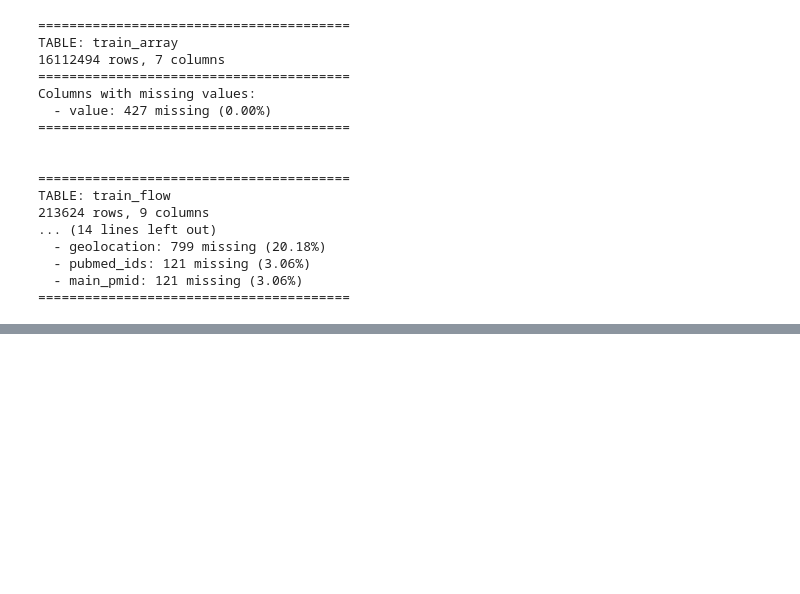
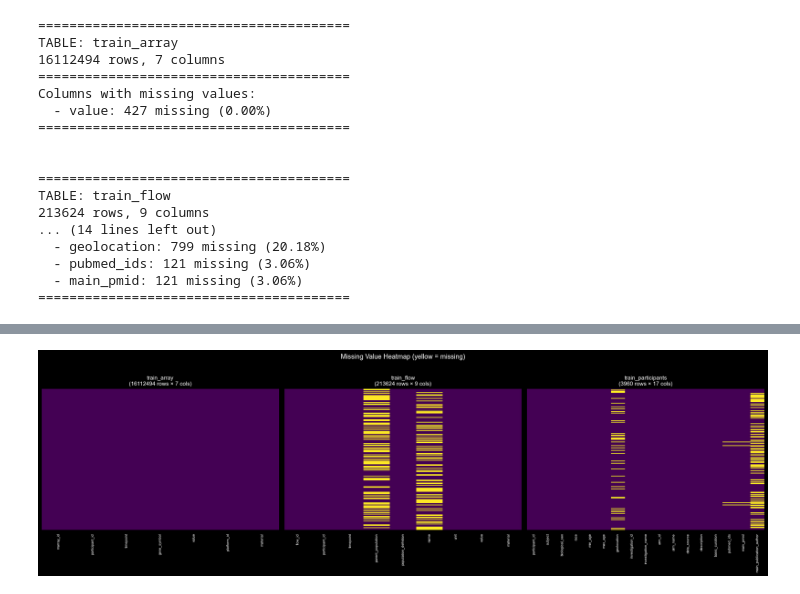
Before and after one commit to DirtyChay/cmi-flu-prediction-challenge, a Jupyter notebook: EDA.ipynb, the cells around one changed output, grey strips where cells are left out. Drawn from its saved outputs; the diff is of its cells as text; code cells hidden in the pictures; blank space fills up the shorter version.

```diff
--- a/EDA.ipynb
+++ b/EDA.ipynb
@@ -175,0 +128,15 @@ min_age  3960.0  47.443182  21.420749  18.0  26.0  46.0  67.0  92.0
+# %%
+# ============================================================
+# SECTION 3: Numeric Column Summary Statistics
+# ============================================================
+# For every numeric column, this gives us count, mean, std,
+# min, 25th/50th/75th percentile, and max — a quick sanity
+# check for outliers and scale differences
+
+for name, df in tables.items():
+    numeric_cols = df.select_dtypes(include='number')
+    if not numeric_cols.empty:
+        print(f"\n{'='*50}")
+        print(f"TABLE: {name} — Numeric Summary")
+        print(f"{'='*50}")
+        display(numeric_cols.describe().T)
@@ -175,0 +207,28 @@ min_age  3960.0  47.443182  21.420749  18.0  26.0  46.0  67.0  92.0
+# %%
+# ============================================================
+# SECTION 5: Missing Value Heatmap
+# ============================================================
+# A visual representation of WHERE missing values occur.
+# White = missing, colored = present. Helps spot patterns —
+# e.g., are certain columns always missing together?
+
+fig, axes = plt.subplots(1, len(tables), figsize=(20, 6))
+
+for ax, (name, df) in zip(axes, tables.items()):
+    # Sample rows if table is large, to keep the plot readable
+    sample = df.sample(min(200, len(df)), random_state=42) if len(df) > 200 else df
+    sns.heatmap(
+        sample.isnull(),
+        ax=ax,
+        cbar=False,
+        yticklabels=False,
+        cmap='viridis'
+    )
+    ax.set_title(f"{name}\n({df.shape[0]} rows × {df.shape[1]} cols)", fontsize=11)
+    ax.set_xticklabels(ax.get_xticklabels(), rotation=90, fontsize=7)
+
+plt.suptitle("Missing Value Heatmap (yellow = missing)", y=1.02, fontsize=13)
+plt.tight_layout()
+plt.show()
+# %% [output]
+[figure, added]
```
Also changed, not shown: parts of 16 cells of this notebook, 3 other files.
